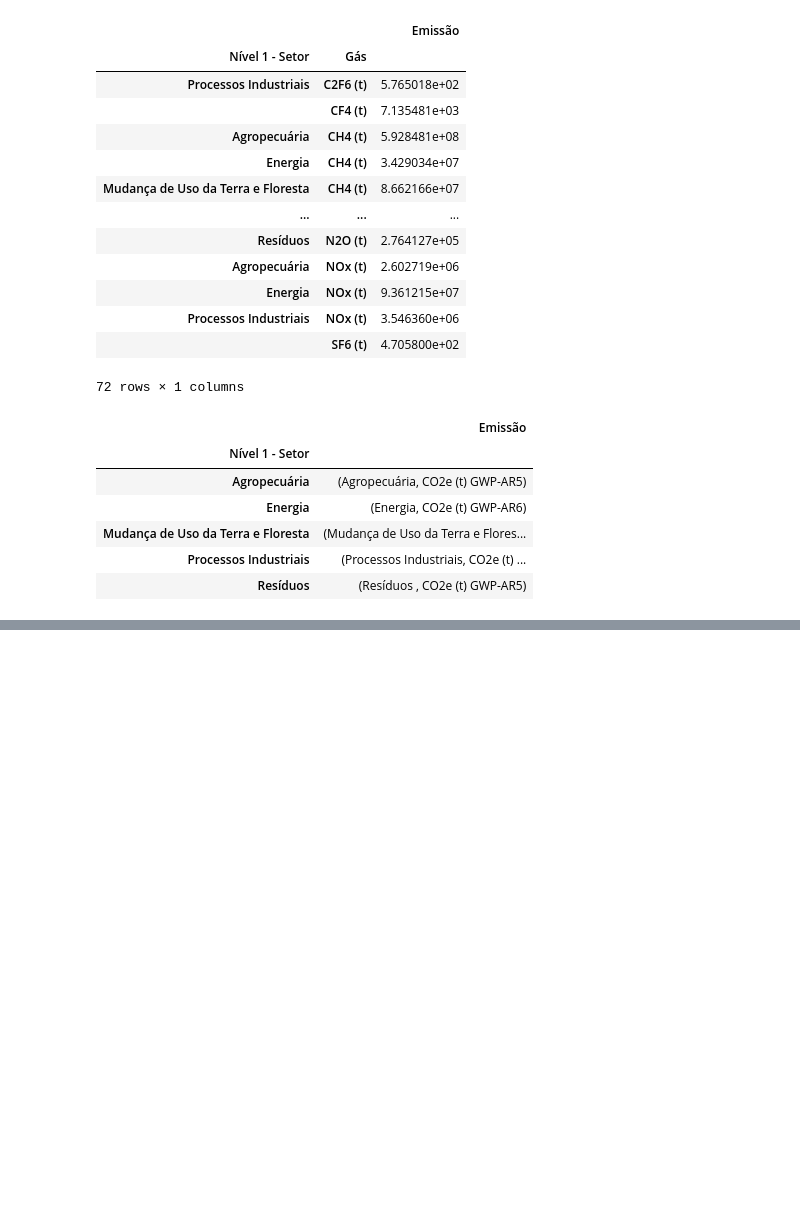
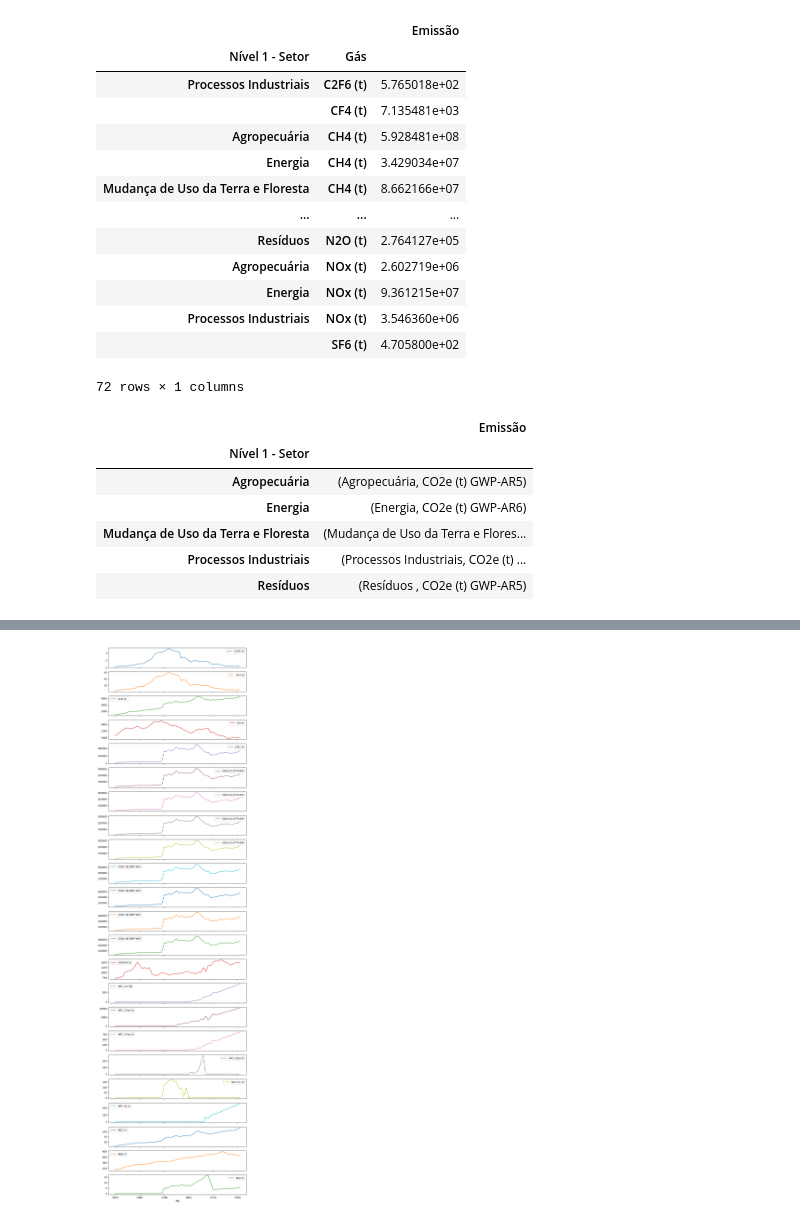
Before and after one commit to eubrunoo/greenhouse-gas-emissions-analysis, a Jupyter notebook: main.ipynb, the cells around one changed output, grey strips where cells are left out. Cells and saved outputs as stored; diff of their text form; code cells hidden in the pictures; blank space fills up the shorter version.

```diff
--- a/main.ipynb
+++ b/main.ipynb
@@ -388,0 +415,2 @@ gas_by_sector.swaplevel(0, 1).groupby(level= 0).idxmax()
+# %%
+years_emissions_mean = years_emissions.groupby(['Ano', 'Gás'])[['Emissão']].mean().reset_index()
@@ -388,0 +433,2 @@ gas_by_sector.swaplevel(0, 1).groupby(level= 0).idxmax()
+# %%
+years_emissions_mean = years_emissions_mean.pivot_table(index= 'Ano', columns= 'Gás', values= 'Emissão')
@@ -388,0 +457,4 @@ gas_by_sector.swaplevel(0, 1).groupby(level= 0).idxmax()
+# %%
+years_emissions_mean.plot(subplots= True, figsize= (10, 40));
+# %% [output]
+[figure, added]
```
Also changed, not shown: parts of 5 cells of this notebook.
